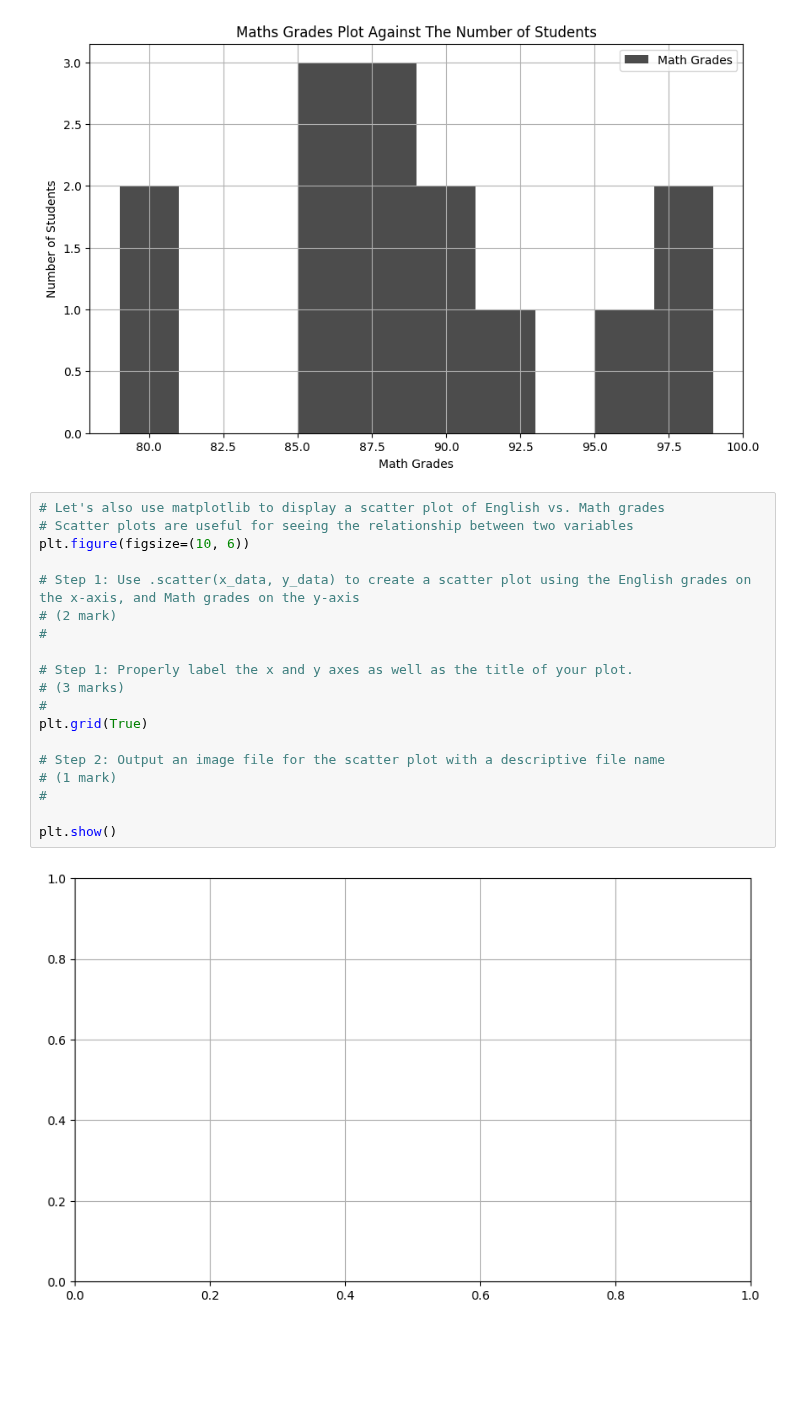
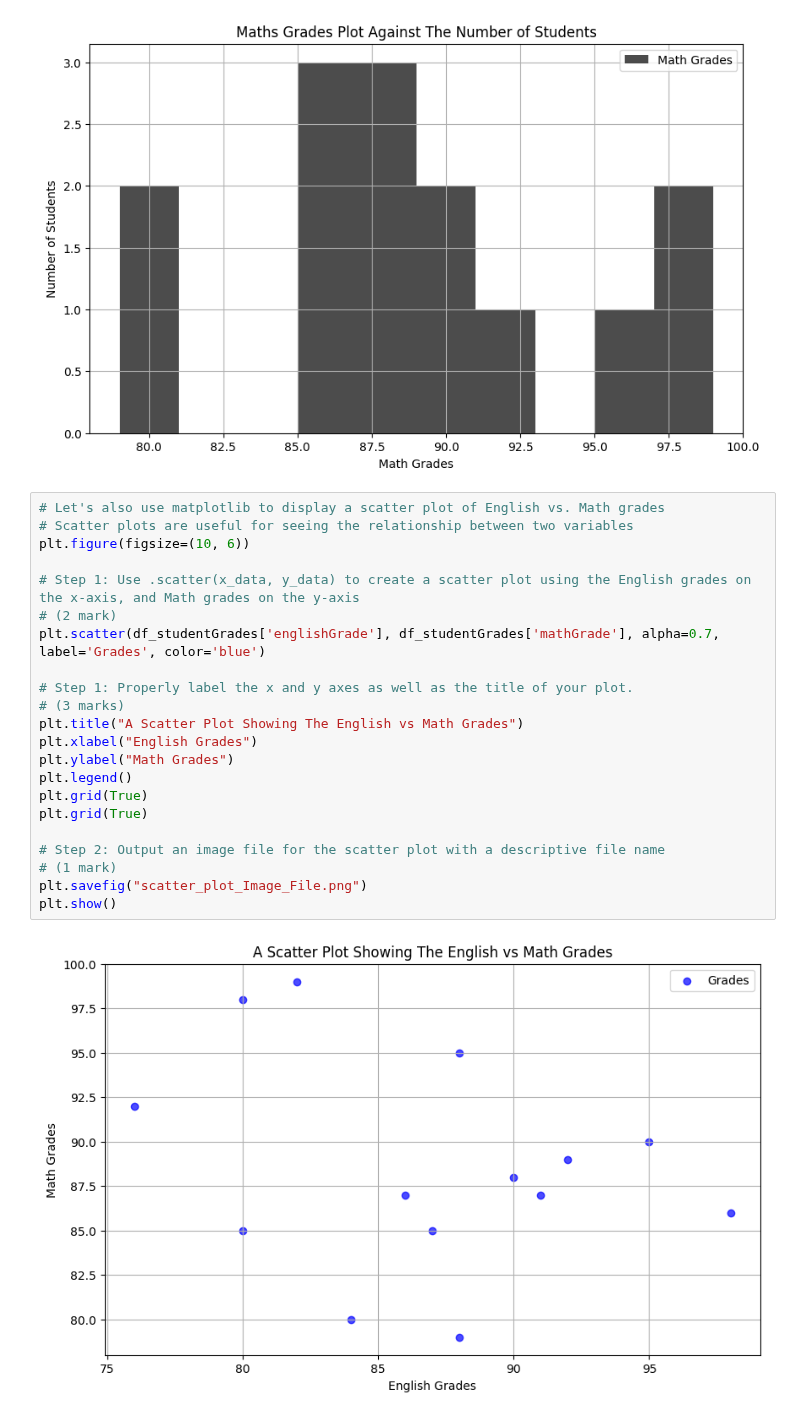
Before and after one commit to ChukwuebukaEzeanaka/engg680_2024_fall, a Jupyter notebook: Lab__Assignment1/StudentGradeManagementSystem.ipynb, the cells around one changed output. Cells and saved outputs as stored; diff of their text form; blank space fills up the shorter version.

```diff
--- a/Lab__Assignment1/StudentGradeManagementSystem.ipynb
+++ b/Lab__Assignment1/StudentGradeManagementSystem.ipynb
@@ -519,24 +519,27 @@ plt.show()
 # %%
 # Let's also use matplotlib to display a scatter plot of English vs. Math grades
 # Scatter plots are useful for seeing the relationship between two variables
 plt.figure(figsize=(10, 6))
 
 # Step 1: Use .scatter(x_data, y_data) to create a scatter plot using the English grades on the x-axis, and Math grades on the y-axis
 # (2 mark)
-#
+plt.scatter(df_studentGrades['englishGrade'], df_studentGrades['mathGrade'], alpha=0.7, label='Grades', color='blue')
 
 # Step 1: Properly label the x and y axes as well as the title of your plot.
 # (3 marks)
-#
+plt.title("A Scatter Plot Showing The English vs Math Grades")
+plt.xlabel("English Grades")
+plt.ylabel("Math Grades")
+plt.legend()
+plt.grid(True)
 plt.grid(True)
 
 # Step 2: Output an image file for the scatter plot with a descriptive file name
 # (1 mark)
-#
-
+plt.savefig("scatter_plot_Image_File.png")
 plt.show()
 # %% [output]
-[figure, old version]
+[figure, new version]
 # %%
 # From the scatter plot, is there a relationship between the Math and English grades?
 # (1 mark)
```
Also changed, not shown: parts of 1 cell of this notebook, 1 other file.
